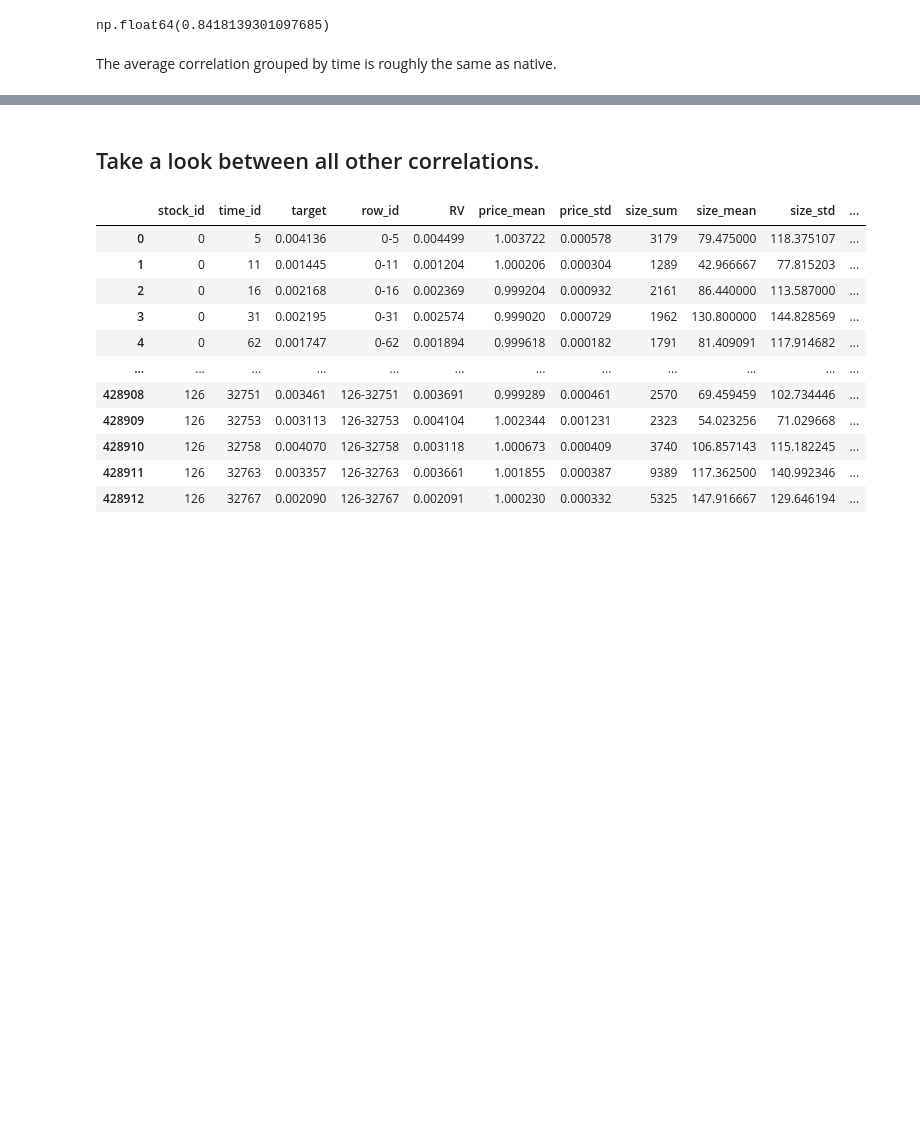
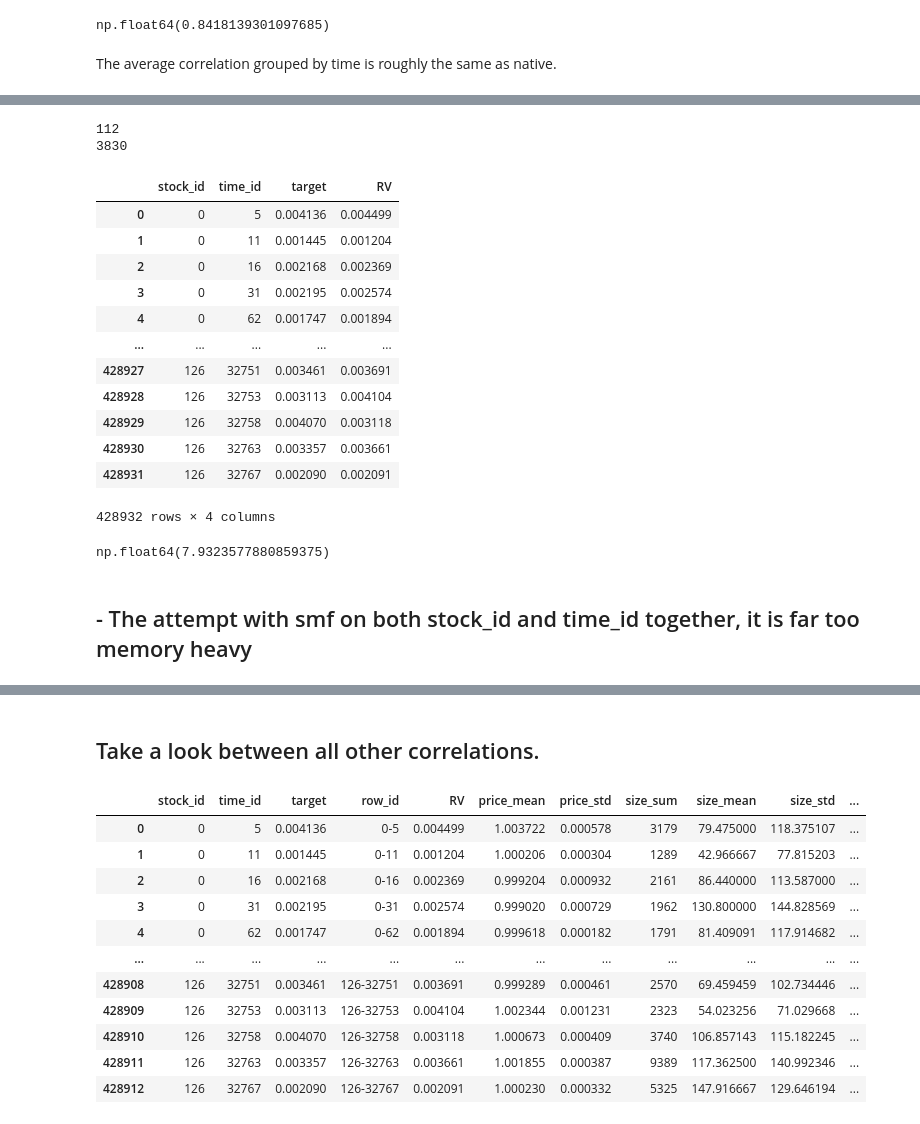
Before and after one commit to martinmf-dev/Realized_Volatility_Prediction_-erdos_deeplearning-, a Jupyter notebook: EDA/EDA_yuan.ipynb, the cells around one changed output, grey strips where cells are left out. Drawn from its saved outputs; the diff is of its cells as text; code cells hidden in the pictures; blank space fills up the shorter version.

```diff
--- a/EDA/EDA_yuan.ipynb
+++ b/EDA/EDA_yuan.ipynb
@@ -41,6 +42,9 @@ len_train=len(df_train)
 # %%
 df_train["row_id"]=df_train["stock_id"].astype(str)+"-"+df_train["time_id"].astype(str)
 # %%
+df_train["stock_id"]=df_train["stock_id"].astype(int)
+df_train["time_id"]=df_train["time_id"].astype(int)
+
 df_train
 # %% [output]
 |  | stock_id | time_id | target | row_id |
@@ -308,0 +324,27 @@ dtype: float64
+# %%
+df_extended=df_extended.drop("row_id", axis=1)
+# %%
+df_extended["stock_id"]=df_extended["stock_id"].astype("category")
+df_extended["time_id"]=df_extended["time_id"].astype("category")
+# %%
+print(df_extended["stock_id"].nunique())
+print(df_extended["time_id"].nunique())
+# %% [output]
+112
+3830
+# %%
+df_extended
+# %% [output]
+|  | stock_id | time_id | target | RV |
+| 0 | 0 | 5 | 0.004136 | 0.004499 |
+| 1 | 0 | 11 | 0.001445 | 0.001204 |
+| 2 | 0 | 16 | 0.002168 | 0.002369 |
+| 3 | 0 | 31 | 0.002195 | 0.002574 |
+| 4 | 0 | 62 | 0.001747 | 0.001894 |
+| ... | ... | ... | ... | ... |
+| 428927 | 126 | 32751 | 0.003461 | 0.003691 |
+| 428928 | 126 | 32753 | 0.003113 | 0.004104 |
+| 428929 | 126 | 32758 | 0.004070 | 0.003118 |
+| 428930 | 126 | 32763 | 0.003357 | 0.003661 |
+| 428931 | 126 | 32767 | 0.002090 | 0.002091 |
+428932 rows × 4 columns
@@ -308,0 +353,6 @@ dtype: float64
+# %%
+total_mb
+# %% [output]
+np.float64(7.9323577880859375)
+# %% [markdown]
+## - The attempt with smf on both stock_id and time_id together, it is far too memory heavy
```
Also changed, not shown: parts of 54 cells of this notebook, 1 other file.
